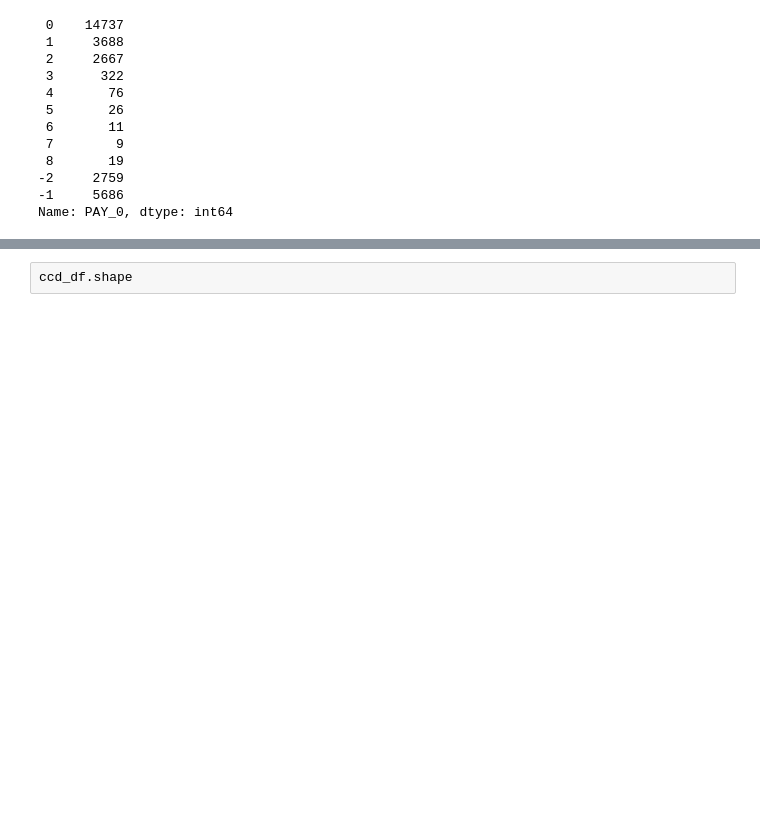
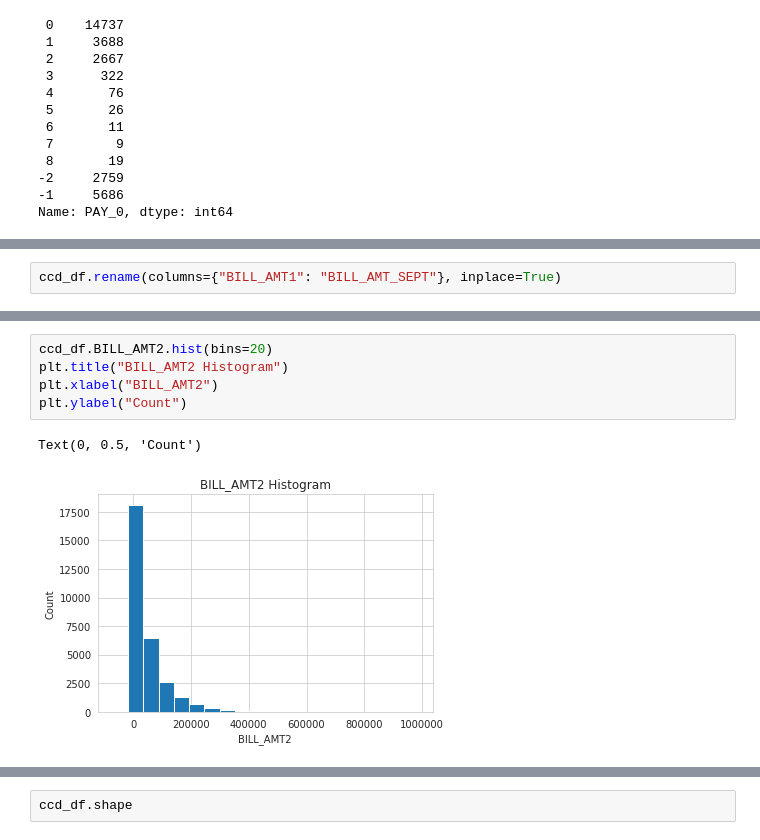
Before and after one commit to nt-ds/default-of-credit-card-clients, a Jupyter notebook: notebooks/1.0-eda.ipynb, the cells around one changed output, grey strips where cells are left out. Drawn from its saved outputs; the diff is of its cells as text; blank space fills up the shorter version.

```diff
--- a/notebooks/1.0-eda.ipynb
+++ b/notebooks/1.0-eda.ipynb
@@ -498,0 +905,2 @@ Index(['LIMIT_BAL', 'AGE', 'Bill_amount_Sep', 'Bill_amount_Aug',
+# %%
+ccd_df.rename(columns={"BILL_AMT1": "BILL_AMT_SEPT"}, inplace=True)
@@ -498,0 +922,8 @@ Index(['LIMIT_BAL', 'AGE', 'Bill_amount_Sep', 'Bill_amount_Aug',
+# %%
+ccd_df.BILL_AMT2.hist(bins=20)
+plt.title("BILL_AMT2 Histogram")
+plt.xlabel("BILL_AMT2")
+plt.ylabel("Count")
+# %% [output]
+Text(0, 0.5, 'Count')
+[figure, added]
```
Also changed, not shown: parts of 207 cells of this notebook.
